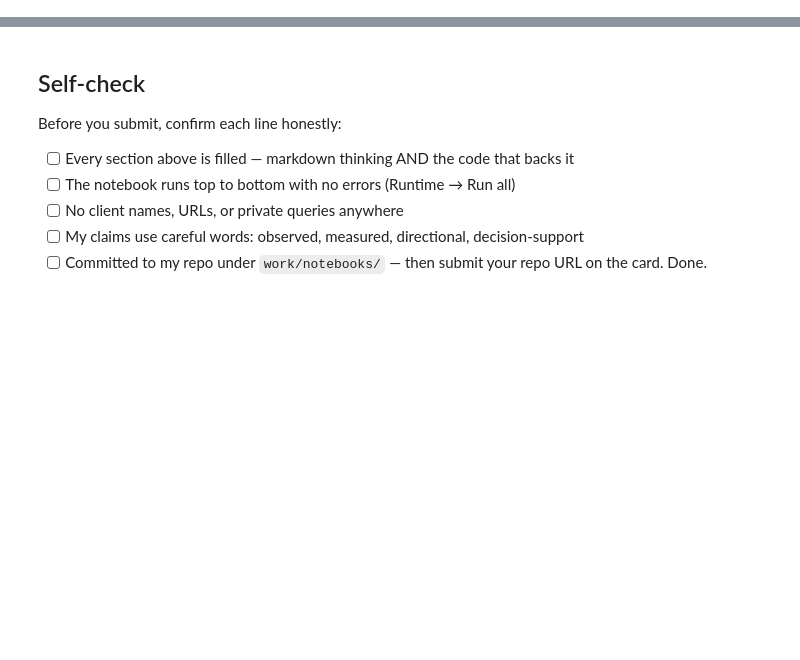
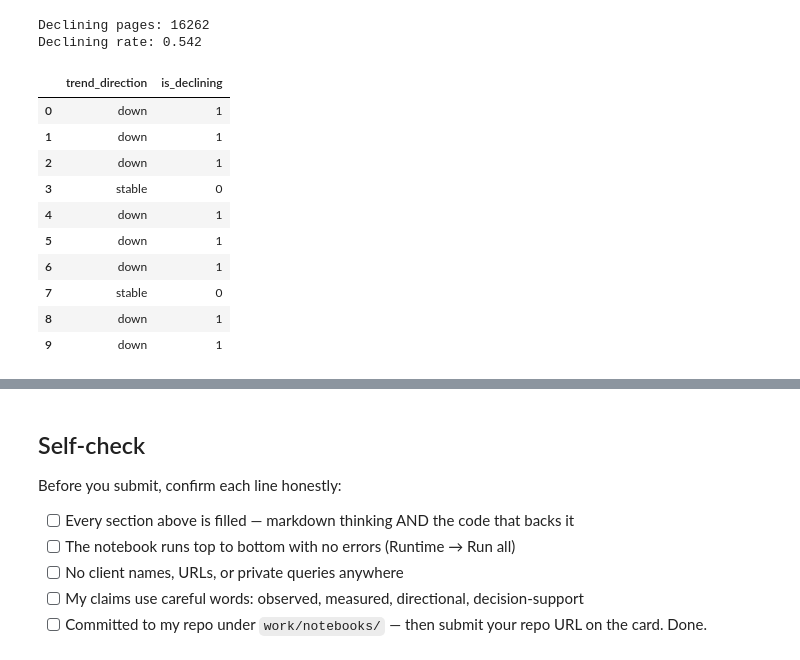
Before and after one commit to VikramR6/flyrank-ml-internship-assign1, a Jupyter notebook: work/notebooks/w02_ml_task_framing.ipynb, the cells around one changed output, grey strips where cells are left out. Cells and saved outputs as stored; diff of their text form; code cells hidden in the pictures; blank space fills up the shorter version.

```diff
--- a/work/notebooks/w02_ml_task_framing.ipynb
+++ b/work/notebooks/w02_ml_task_framing.ipynb
@@ -43,0 +62,26 @@ This skeleton is yours to fill. Work the sections **in order** — each one has
+# %%
+df["is_declining"] = (
+    df["trend_direction"].str.lower() == "down"
+).astype(int)
+
+print("Declining pages:", df["is_declining"].sum())
+print("Declining rate:", round(df["is_declining"].mean(), 3))
+
+df[[
+    "trend_direction",
+    "is_declining"
+]].head(10)
+# %% [output]
+Declining pages: 16262
+Declining rate: 0.542
+|  | trend_direction | is_declining |
+| 0 | down | 1 |
+| 1 | down | 1 |
+| 2 | down | 1 |
+| 3 | stable | 0 |
+| 4 | down | 1 |
+| 5 | down | 1 |
+| 6 | down | 1 |
+| 7 | stable | 0 |
+| 8 | down | 1 |
+| 9 | down | 1 |
```
Also changed, not shown: parts of 20 cells of this notebook.
